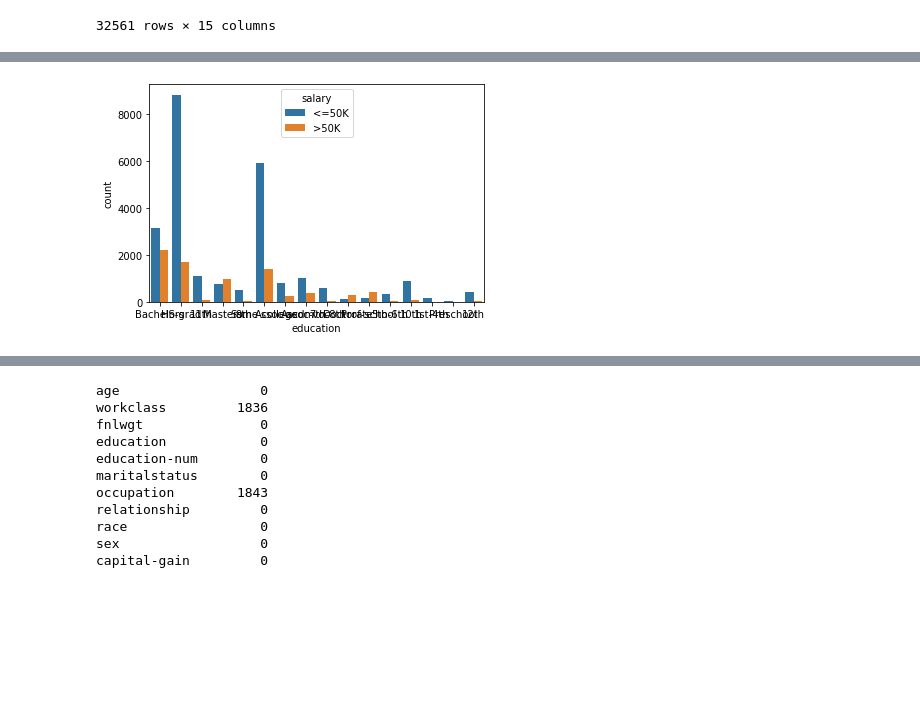
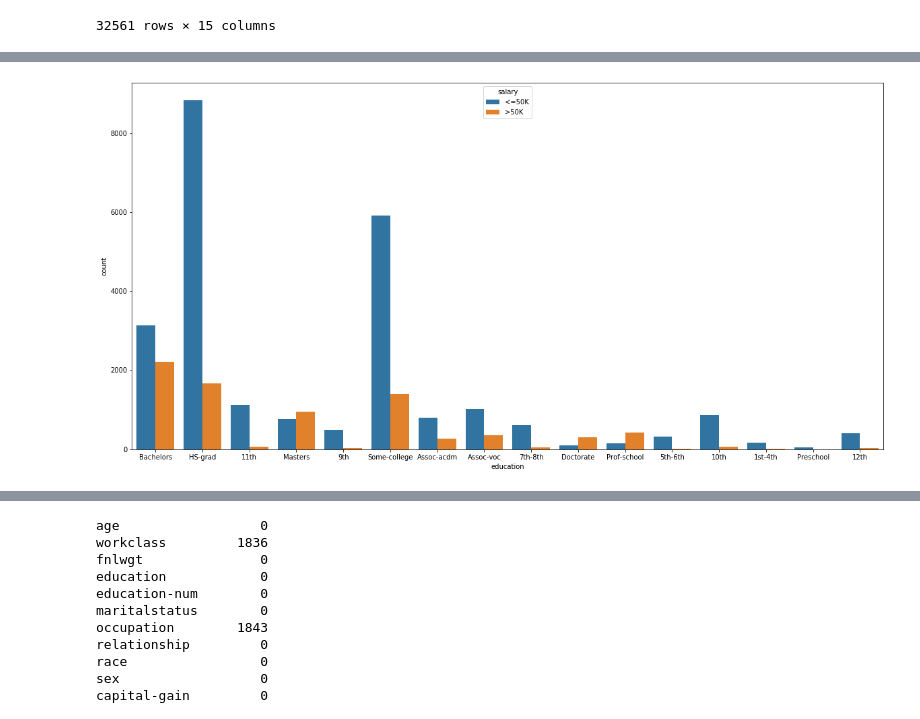
Before and after one commit to breaker2l/Groupthree, a Jupyter notebook: adultEDA.ipynb, the cells around one changed output, grey strips where cells are left out. Cells and saved outputs as stored; diff of their text form; code cells hidden in the pictures; blank space fills up the shorter version.

```diff
--- a/adultEDA.ipynb
+++ b/adultEDA.ipynb
@@ -282,6 +103,7 @@ sns.countplot(x="workclass", data=df,hue="salary" )
 # %%
+plt.figure(figsize=(20,10))
 sns.countplot(x="education", data=df,hue="salary")
 plt.show()
 # %% [output]
-[figure, old version]
+[figure, new version]
 # %%
```
Also changed, not shown: parts of 38 cells of this notebook.
